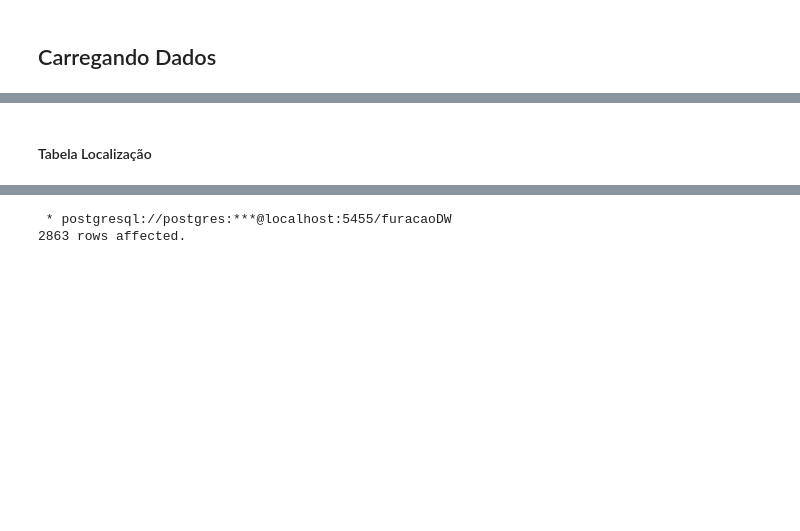
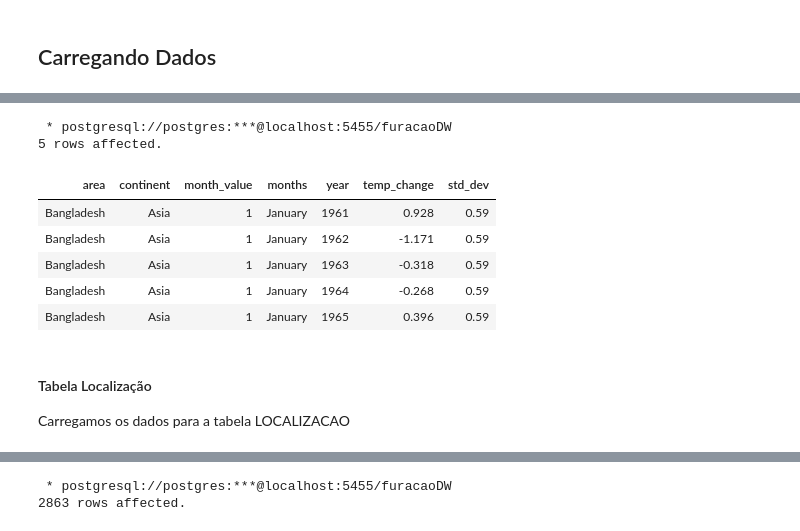
Before and after one commit to kibonusp/processamento-analitico, a Jupyter notebook: etl.ipynb, the cells around one changed output, grey strips where cells are left out. Drawn from its saved outputs; the diff is of its cells as text; code cells hidden in the pictures; blank space fills up the shorter version.

```diff
--- a/etl.ipynb
+++ b/etl.ipynb
@@ -1022,5 +1083,18 @@ Done.
+# %%
+%%sql
+SELECT * FROM TEMPERATURE_SEMI LIMIT 5;
+# %% [output]
+ * postgresql://postgres:***@localhost:5455/furacaoDW
+5 rows affected.
+| area | continent | month_value | months | year | temp_change | std_dev |
+| Bangladesh | Asia | 1 | January | 1961 | 0.928 | 0.59 |
+| Bangladesh | Asia | 1 | January | 1962 | -1.171 | 0.59 |
+| Bangladesh | Asia | 1 | January | 1963 | -0.318 | 0.59 |
+| Bangladesh | Asia | 1 | January | 1964 | -0.268 | 0.59 |
+| Bangladesh | Asia | 1 | January | 1965 | 0.396 | 0.59 |
 # %% [markdown]
 #### Tabela Localização
+Carregamos os dados para a tabela LOCALIZACAO
 # %%
 %%sql
 INSERT INTO LOCALIZACAO (pais, continente)
```
Also changed, not shown: parts of 85 cells of this notebook, 5 other files.
